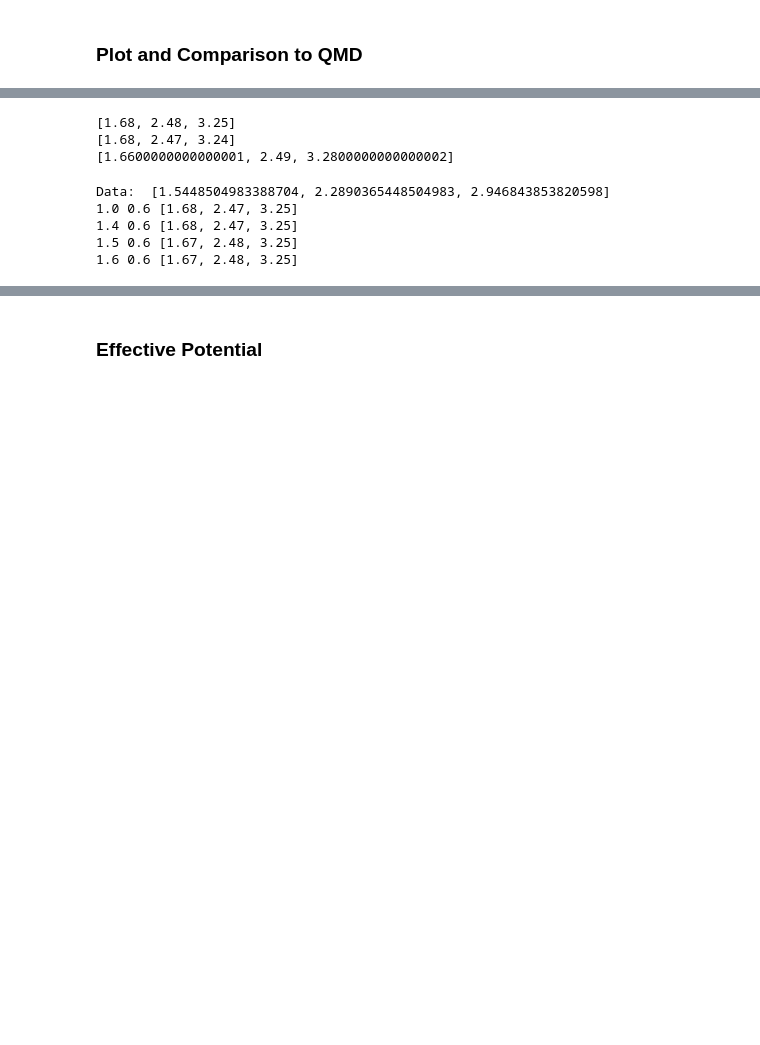
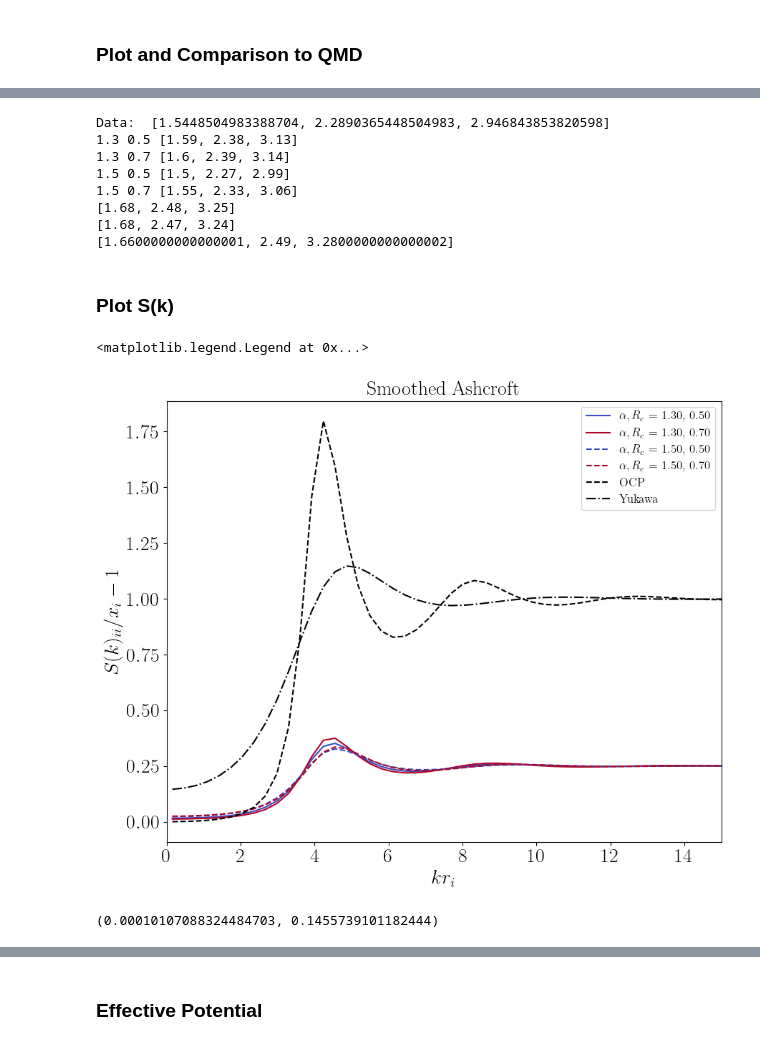
Before and after one commit to ZachAJohnson/hnc, a Jupyter notebook: TCCW/atoms/PLASMA_atoMEC_Al-Ashcroft.ipynb, the cells around one changed output, grey strips where cells are left out. Saved outputs shown, nothing was run; the diff lists cells and outputs as text; code cells hidden in the pictures; blank space fills up the shorter version.

```diff
--- a/TCCW/atoms/PLASMA_atoMEC_Al-Ashcroft.ipynb
+++ b/TCCW/atoms/PLASMA_atoMEC_Al-Ashcroft.ipynb
@@ -306,12 +316,3 @@ ax.legend(fontsize=12, loc='upper right')
-# %%
-from scipy.signal import find_peaks
-
-for hnc in [ocp.ocp_hnc, custom.ocp_hnc, custom2.ocp_hnc]:
-    print(get_peaks(hnc))
-# %% [output]
-[1.68, 2.48, 3.25]
-[1.68, 2.47, 3.24]
-[1.6600000000000001, 2.49, 3.2800000000000002]
 # %%
 from scipy.signal import find_peaks
 
@@ -329,9 +330,67 @@ def get_peaks(hnc):
 for i, ( line, params, plasma) in enumerate(zip(line_list, params_list, plasma_list)):
     α, Rc = params
     print(α, Rc, get_peaks(plasma.hnc))
+
+for hnc in [ocp.ocp_hnc, custom.ocp_hnc, custom2.ocp_hnc]:
+    print(get_peaks(hnc))
 # %% [output]
 Data:  [1.5448504983388704, 2.2890365448504983, 2.946843853820598]
-1.0 0.6 [1.68, 2.47, 3.25]
-1.4 0.6 [1.68, 2.47, 3.25]
-1.5 0.6 [1.67, 2.48, 3.25]
-1.6 0.6 [1.67, 2.48, 3.25]
+1.3 0.5 [1.59, 2.38, 3.13]
+1.3 0.7 [1.6, 2.39, 3.14]
+1.5 0.5 [1.5, 2.27, 2.99]
+1.5 0.7 [1.55, 2.33, 3.06]
+[1.68, 2.48, 3.25]
+[1.68, 2.47, 3.24]
+[1.6600000000000001, 2.49, 3.2800000000000002]
+# %% [markdown]
+### Plot S(k)
+# %%
+def get_S_k_matrix(hnc):
+    tot_rho = np.sum(hnc.rho)
+    x_array  = hnc.rho/tot_rho
+    x_matrix = np.diag(hnc.rho)/tot_rho
+    S_k_matrix = x_matrix[:,:,np.newaxis] + hnc.rho[:,np.newaxis,np.newaxis]*hnc.rho[np.newaxis,:,np.newaxis]/tot_rho*hnc.h_k_matrix
+    hnc.S_k_matrix = S_k_matrix
+
+fig, ax = plt.subplots(figsize=(10,8))
+ax.set_title("Smoothed Ashcroft", fontsize=20)
+
+
+# Model Comparison
+for i, ( line, params, plasma) in enumerate(zip(line_list, params_list, plasma_list)):
+    # if i==6:
+    #     continue
+    α, Rc = params
+    get_S_k_matrix(plasma.hnc)
+    color, style = color_list[int(line[1])], line[0]
+    ax.plot(plasma.hnc.k_array, plasma.hnc.S_k_matrix[0,0],'-', color=color, linestyle=style, label=r"$\alpha, R_c$ = {0:.2f}, {1:.2f}".format(α,Rc))
+
+# OCP
+get_S_k_matrix(ocp.ocp_hnc)
+ax.plot(ocp.ocp_hnc.k_array, ocp.ocp_hnc.S_k_matrix[0,0],'k--', label='OCP')
+get_S_k_matrix(yp.yuk_hnc)
+ax.plot(yp.yuk_hnc.k_array, yp.yuk_hnc.S_k_matrix[0,0],'k-.', label='Yukawa')
+# ax.plot(custom.ocp_hnc.r_array, custom.ocp_hnc.h_r_matrix[0,0]+1,'g-.', label=r'$\Gamma_{ii}/r^{1.4}$')
+# ax.plot(custom2.ocp_hnc.r_array, custom2.ocp_hnc.h_r_matrix[0,0]+1,'b-.', label=r'$\Gamma_{ii}/r^{0.8}$')
+
+# Data
+# ax.plot(MD_data['r'], MD_data['g'], 'k',label='VASP')
+
+# Plotting functions
+# ax.set_title(r"$R_c = {}$".format(Rc),fontsize=20)
+ax.set_xlim(0,15)
+# ax.set_ylim(0,2)
+ax.set_ylabel(r'$S(k)_{ii}/x_i-1$',fontsize=20)
+ax.set_xlabel(r'$k r_i$ ',fontsize=20)
+ax.tick_params(labelsize=20)
+# ax.set_yscale('symlog', linthresh=0.1)
+
+# [i.set_linewidth(0.1) for i in ax.spines.itervalues()]
+ax.legend(fontsize=12, loc='upper right')
+# %% [output]
+<matplotlib.legend.Legend at 0x...>
+[figure, added]
+# %%
+ocp.ocp_hnc.S_k_matrix[0,0,0], yp.yuk_hnc.S_k_matrix[0,0,0]
+# %% [output]
+(0.00010107088324484703, 0.1455739101182444)
```
Also changed, not shown: parts of 11 cells of this notebook, 26 other files.
